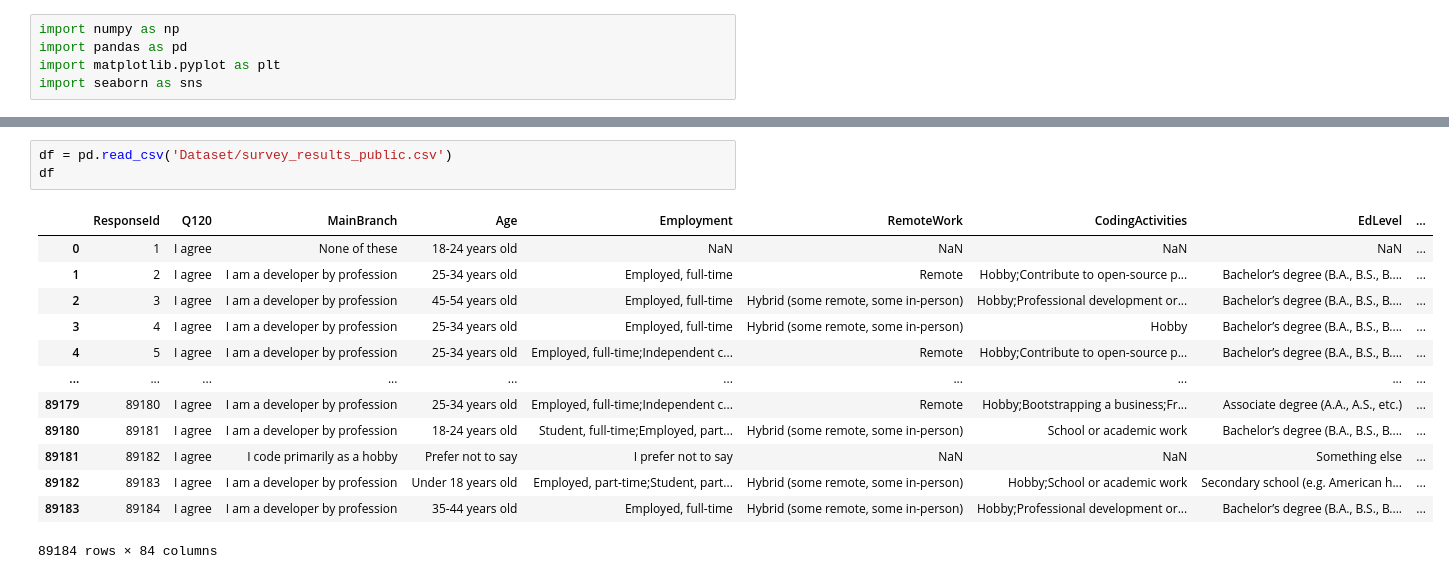
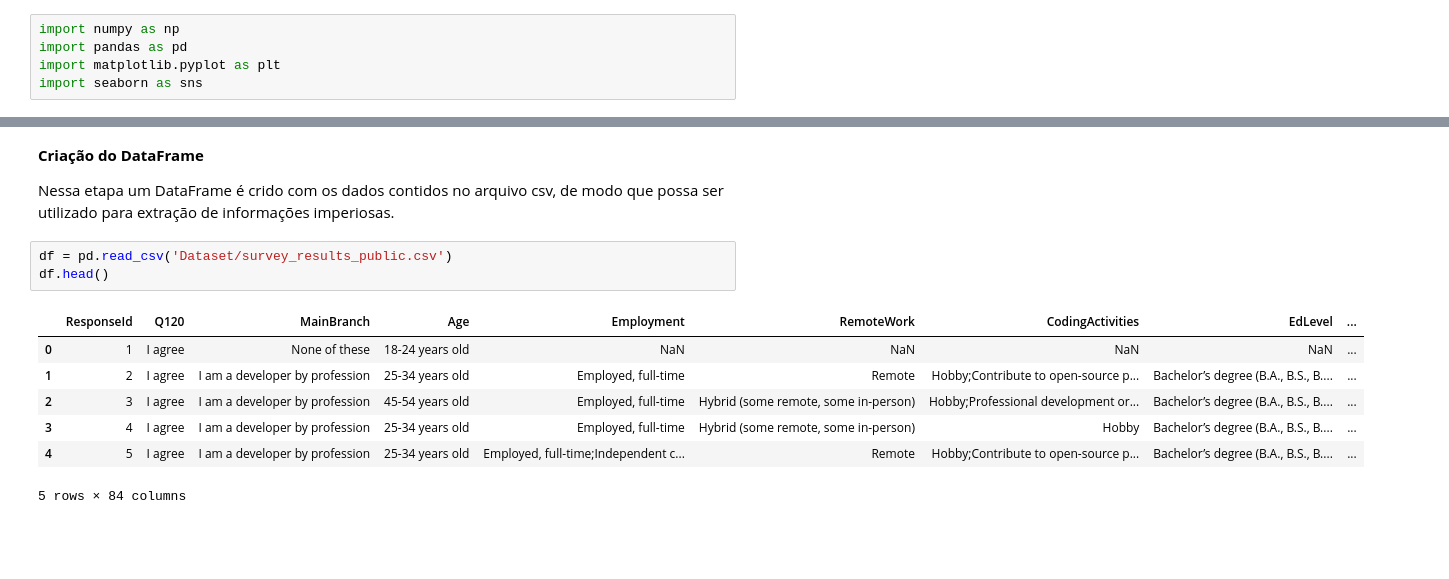
Before and after one commit to leticiasants/Trabalho01-MetodosMatematicosParaAnaliseDeDados, a Jupyter notebook: Trabalho01.ipynb, the cells around one changed output, grey strips where cells are left out. Saved outputs shown, nothing was run; the diff lists cells and outputs as text; blank space fills up the shorter version.

```diff
--- a/Trabalho01.ipynb
+++ b/Trabalho01.ipynb
@@ -6,17 +21,15 @@ import seaborn as sns
+# %% [markdown]
+**Criação do DataFrame**
+
+Nessa etapa um DataFrame é crido com os dados contidos no arquivo csv, de modo que possa ser utilizado para extração de informações imperiosas.
 # %%
 df = pd.read_csv('Dataset/survey_results_public.csv')
-df
+df.head()
 # %% [output]
 |  | ResponseId | Q120 | MainBranch | Age | Employment | RemoteWork | CodingActivities | EdLevel | ... |
 | 0 | 1 | I agree | None of these | 18-24 years old | NaN | NaN | NaN | NaN | ... |
 | 1 | 2 | I agree | I am a developer by profession | 25-34 years old | Employed, full-time | Remote | Hobby;Contribute to open-source p... | Bachelor’s degree (B.A., B.S., B.... | ... |
 | 2 | 3 | I agree | I am a developer by profession | 45-54 years old | Employed, full-time | Hybrid (some remote, some in-person) | Hobby;Professional development or... | Bachelor’s degree (B.A., B.S., B.... | ... |
 | 3 | 4 | I agree | I am a developer by profession | 25-34 years old | Employed, full-time | Hybrid (some remote, some in-person) | Hobby | Bachelor’s degree (B.A., B.S., B.... | ... |
 | 4 | 5 | I agree | I am a developer by profession | 25-34 years old | Employed, full-time;Independent c... | Remote | Hobby;Contribute to open-source p... | Bachelor’s degree (B.A., B.S., B.... | ... |
-| ... | ... | ... | ... | ... | ... | ... | ... | ... | ... |
-| 89179 | 89180 | I agree | I am a developer by profession | 25-34 years old | Employed, full-time;Independent c... | Remote | Hobby;Bootstrapping a business;Fr... | Associate degree (A.A., A.S., etc.) | ... |
-| 89180 | 89181 | I agree | I am a developer by profession | 18-24 years old | Student, full-time;Employed, part... | Hybrid (some remote, some in-person) | School or academic work | Bachelor’s degree (B.A., B.S., B.... | ... |
-| 89181 | 89182 | I agree | I code primarily as a hobby | Prefer not to say | I prefer not to say | NaN | NaN | Something else | ... |
-| 89182 | 89183 | I agree | I am a developer by profession | Under 18 years old | Employed, part-time;Student, part... | Hybrid (some remote, some in-person) | Hobby;School or academic work | Secondary school (e.g. American h... | ... |
-| 89183 | 89184 | I agree | I am a developer by profession | 35-44 years old | Employed, full-time | Hybrid (some remote, some in-person) | Hobby;Professional development or... | Bachelor’s degree (B.A., B.S., B.... | ... |
-89184 rows × 84 columns
+5 rows × 84 columns
```
Also changed, not shown: parts of 20 cells of this notebook.
